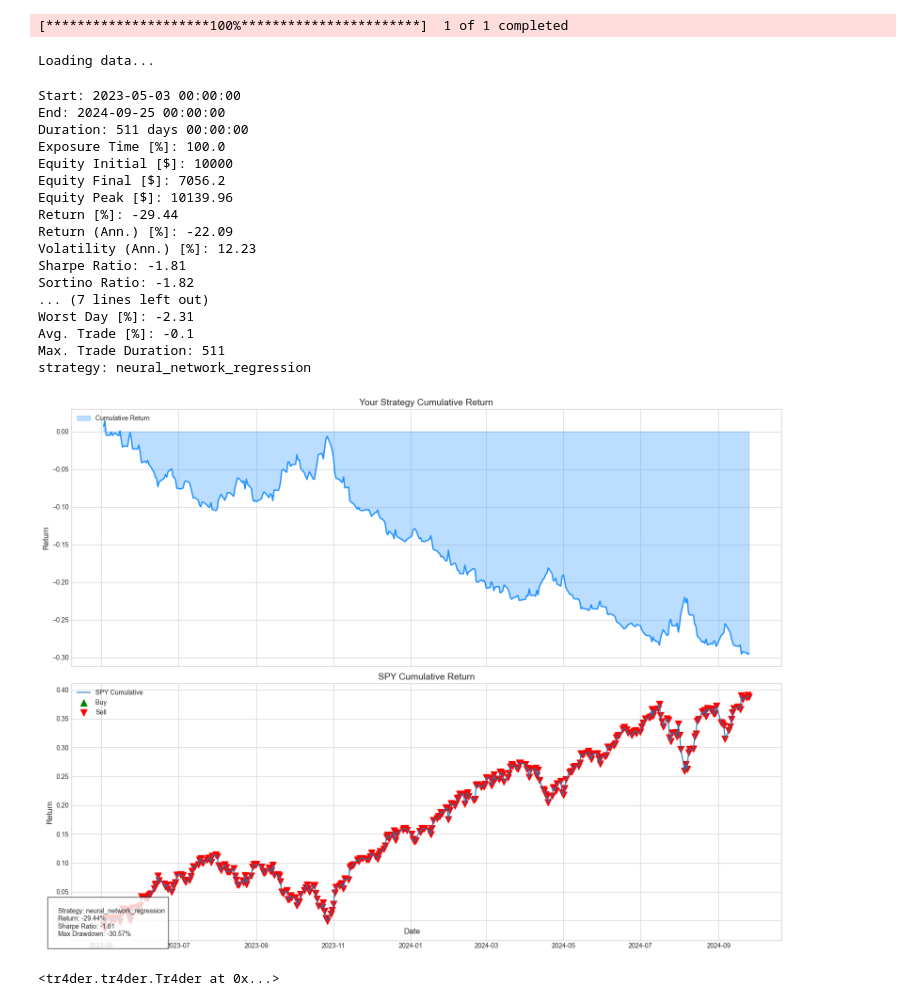
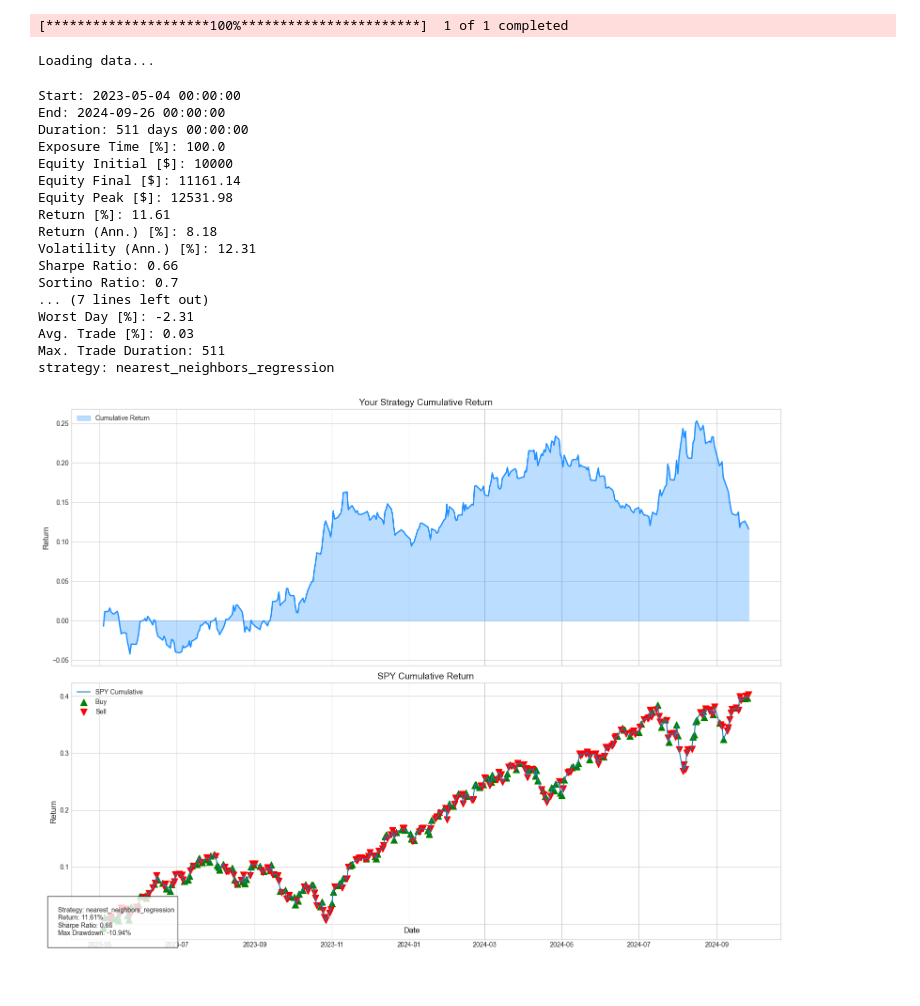
Before and after one commit to smullins998/Tr4der, a Jupyter notebook: test.ipynb, the cells around one changed output. Saved outputs shown, nothing was run; the diff lists cells and outputs as text; code cells hidden in the pictures.

```diff
--- a/test.ipynb
+++ b/test.ipynb
@@ -1,28 +1,31 @@
 # %%
 import tr4der
 
-query = "I want to use neural network model to trade SPY for the past 3 years"
+query = "I want to use a KNN model to trade SPY for the past 3 years"
 
-tr4der.Tr4der(query)
+tr = tr4der.Tr4der()
+
+tr.set_api_key("sk-HntvpTkL_TrqNu34Kf2w5VLmE2DOjrjsfWt8JcBcCjT3BlbkFJqbPLPWxLmDgqPJ4VoBZCR88SkA8RGYST08hLT5leoA")
+
+tr.query(query)
 # %% [output]
 [*********************100%***********************]  1 of 1 completed
 Loading data...
-Start: 2023-05-03 00:00:00
-End: 2024-09-25 00:00:00
+Start: 2023-05-04 00:00:00
+End: 2024-09-26 00:00:00
 Duration: 511 days 00:00:00
 Exposure Time [%]: 100.0
 Equity Initial [$]: 10000
-Equity Final [$]: 7056.2
-Equity Peak [$]: 10139.96
-Return [%]: -29.44
-Return (Ann.) [%]: -22.09
-Volatility (Ann.) [%]: 12.23
-Sharpe Ratio: -1.81
-Sortino Ratio: -1.82
+Equity Final [$]: 11161.14
+Equity Peak [$]: 12531.98
+Return [%]: 11.61
+Return (Ann.) [%]: 8.18
+Volatility (Ann.) [%]: 12.31
+Sharpe Ratio: 0.66
+Sortino Ratio: 0.7
 ... (7 lines left out)
 Worst Day [%]: -2.31
-Avg. Trade [%]: -0.1
+Avg. Trade [%]: 0.03
 Max. Trade Duration: 511
-strategy: neural_network_regression
+strategy: nearest_neighbors_regression
-[figure, old version]
+[figure, new version]
-<tr4der.tr4der.Tr4der at 0x...>
```
Also changed, not shown: parts of 1 cell of this notebook, 6 other files.
